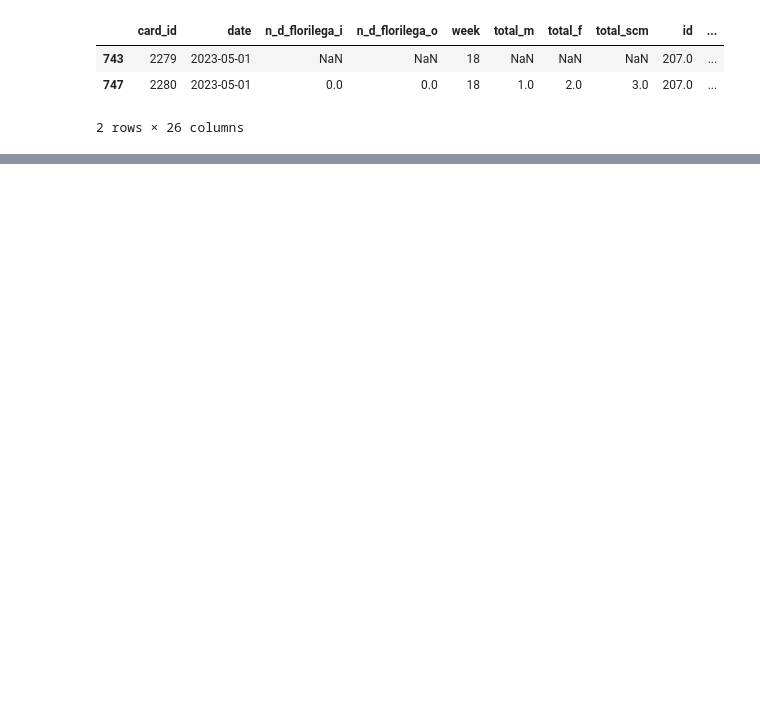
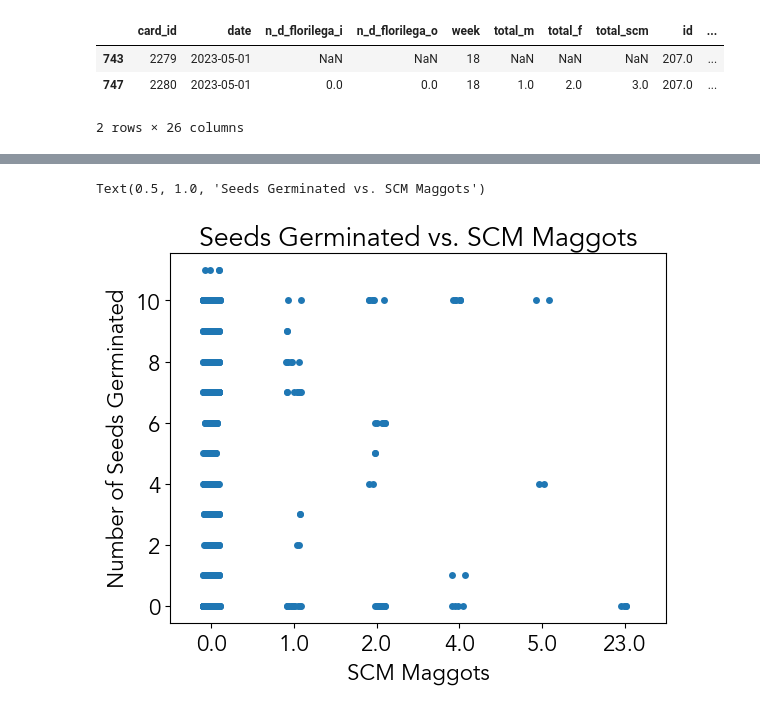
Before and after one commit to chloecho31/cornell, a Jupyter notebook: SCM/2023/2023_scm_data_cleaning.ipynb, the cells around one changed output, grey strips where cells are left out. Cells and saved outputs as stored; diff of their text form; code cells hidden in the pictures; blank space fills up the shorter version.

```diff
--- a/SCM/2023/2023_scm_data_cleaning.ipynb
+++ b/SCM/2023/2023_scm_data_cleaning.ipynb
@@ -1616,0 +1781,9 @@ adult_and_risk.drop_duplicates('card_id').loc[adult_and_risk['total_scm_maggots'
+# %%
+sns.stripplot(x = 'total_scm_maggots', y = 'nr_seeds_germinated_1st_measure', data=germination_wire_mesh)
+
+plt.xlabel('SCM Maggots')
+plt.ylabel('Number of Seeds Germinated')
+plt.title('Seeds Germinated vs. SCM Maggots')
+# %% [output]
+Text(0.5, 1.0, 'Seeds Germinated vs. SCM Maggots')
+[figure, added]
```
Also changed, not shown: parts of 15 cells of this notebook, 1 other file.
